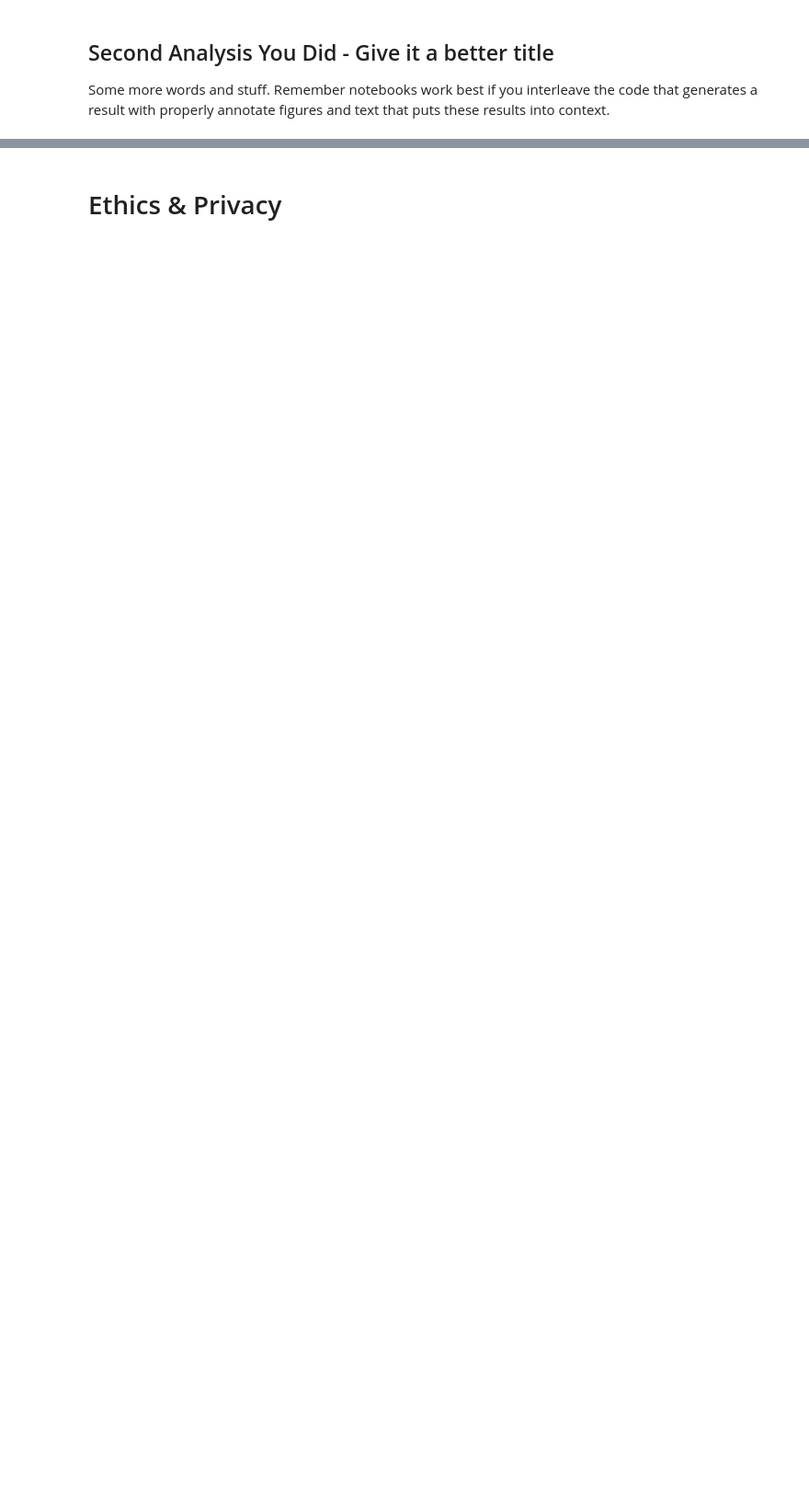
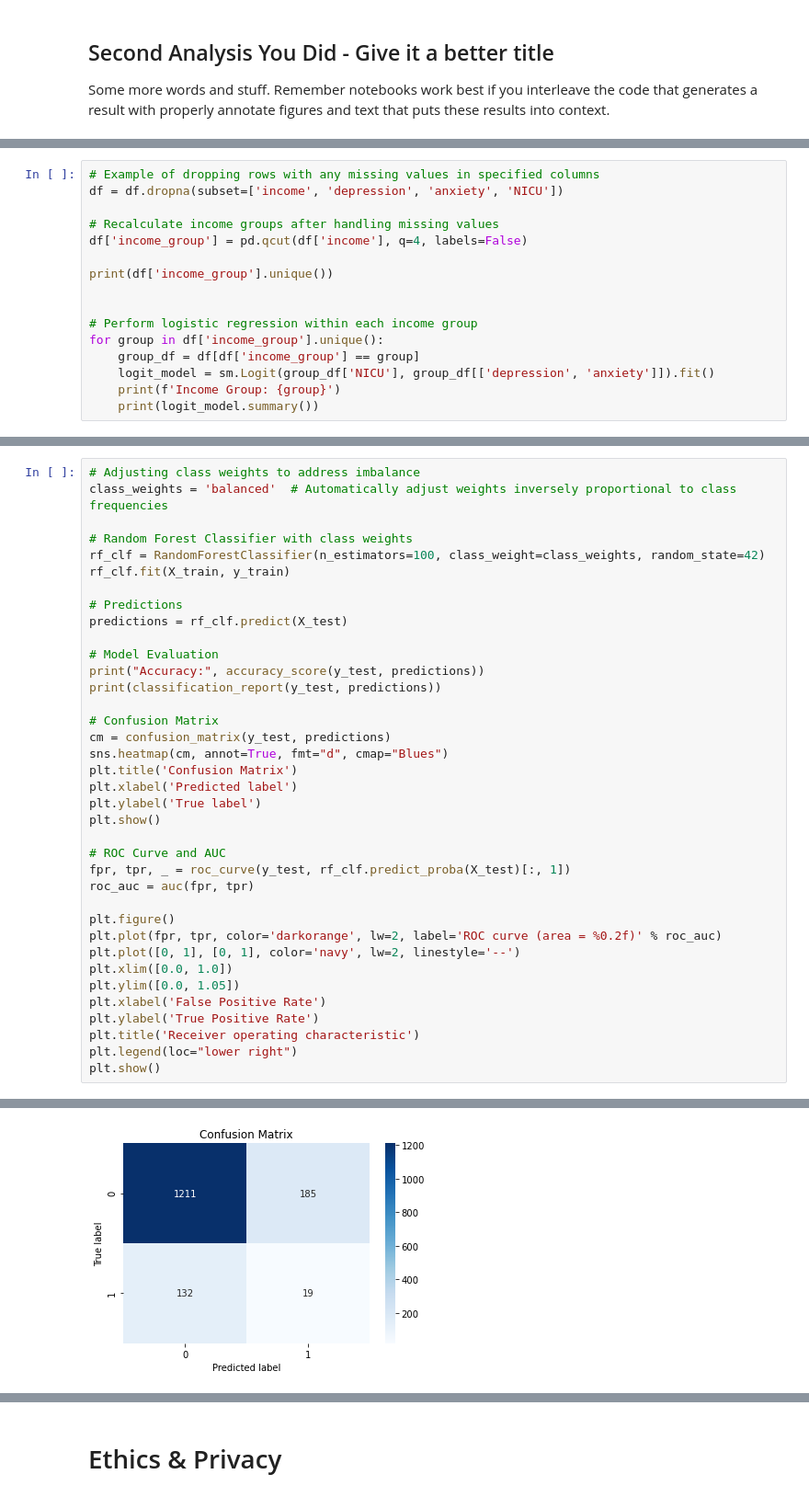
Before and after one commit to jkondo14/Group110_WI24, a Jupyter notebook: FinalProject_Group110_WI24.ipynb, the cells around one changed output, grey strips where cells are left out. Shown at 92% size. Cells and saved outputs as stored; diff of their text form; blank space fills up the shorter version.

```diff
--- a/FinalProject_Group110_WI24.ipynb
+++ b/FinalProject_Group110_WI24.ipynb
@@ -684,0 +680,16 @@ Some more words and stuff.  Remember notebooks work best if you interleave the c
+# %%
+# Example of dropping rows with any missing values in specified columns
+df = df.dropna(subset=['income', 'depression', 'anxiety', 'NICU'])
+
+# Recalculate income groups after handling missing values
+df['income_group'] = pd.qcut(df['income'], q=4, labels=False)
+
+print(df['income_group'].unique())
+
+
+# Perform logistic regression within each income group
+for group in df['income_group'].unique():
+    group_df = df[df['income_group'] == group]
+    logit_model = sm.Logit(group_df['NICU'], group_df[['depression', 'anxiety']]).fit()
+    print(f'Income Group: {group}')
+    print(logit_model.summary())
@@ -684,0 +814,38 @@ Some more words and stuff.  Remember notebooks work best if you interleave the c
+# %%
+# Adjusting class weights to address imbalance
+class_weights = 'balanced'  # Automatically adjust weights inversely proportional to class frequencies
+
+# Random Forest Classifier with class weights
+rf_clf = RandomForestClassifier(n_estimators=100, class_weight=class_weights, random_state=42)
+rf_clf.fit(X_train, y_train)
+
+# Predictions
+predictions = rf_clf.predict(X_test)
+
+# Model Evaluation
+print("Accuracy:", accuracy_score(y_test, predictions))
+print(classification_report(y_test, predictions))
+
+# Confusion Matrix
+cm = confusion_matrix(y_test, predictions)
+sns.heatmap(cm, annot=True, fmt="d", cmap="Blues")
+plt.title('Confusion Matrix')
+plt.xlabel('Predicted label')
+plt.ylabel('True label')
+plt.show()
+
+# ROC Curve and AUC
+fpr, tpr, _ = roc_curve(y_test, rf_clf.predict_proba(X_test)[:, 1])
+roc_auc = auc(fpr, tpr)
+
+plt.figure()
+plt.plot(fpr, tpr, color='darkorange', lw=2, label='ROC curve (area = %0.2f)' % roc_auc)
+plt.plot([0, 1], [0, 1], color='navy', lw=2, linestyle='--')
+plt.xlim([0.0, 1.0])
+plt.ylim([0.0, 1.05])
+plt.xlabel('False Positive Rate')
+plt.ylabel('True Positive Rate')
+plt.title('Receiver operating characteristic')
+plt.legend(loc="lower right")
+plt.show()
+# %% [output]
@@ -684,0 +861 @@ Some more words and stuff.  Remember notebooks work best if you interleave the c
+[figure, added]
```
Also changed, not shown: parts of 15 cells of this notebook.
